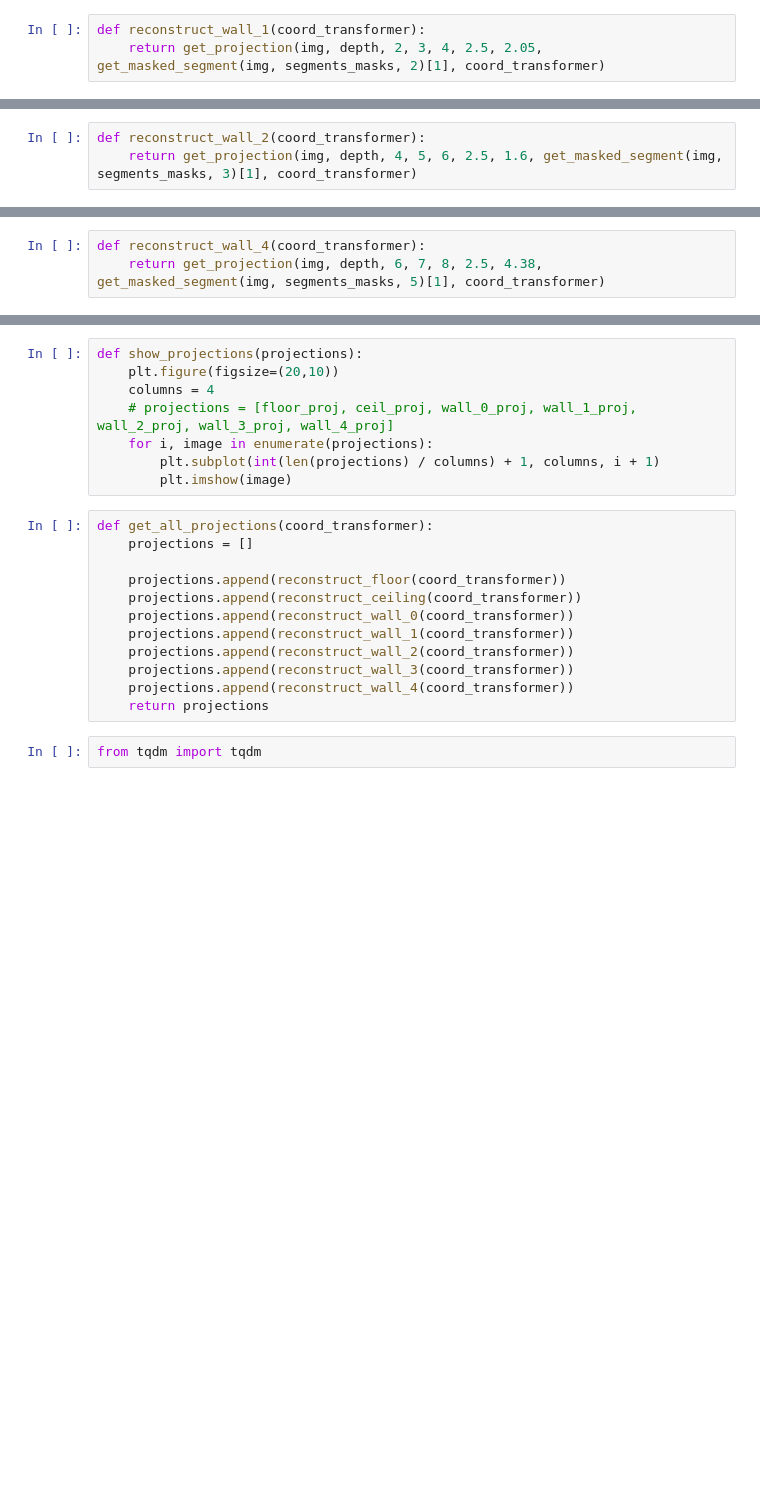
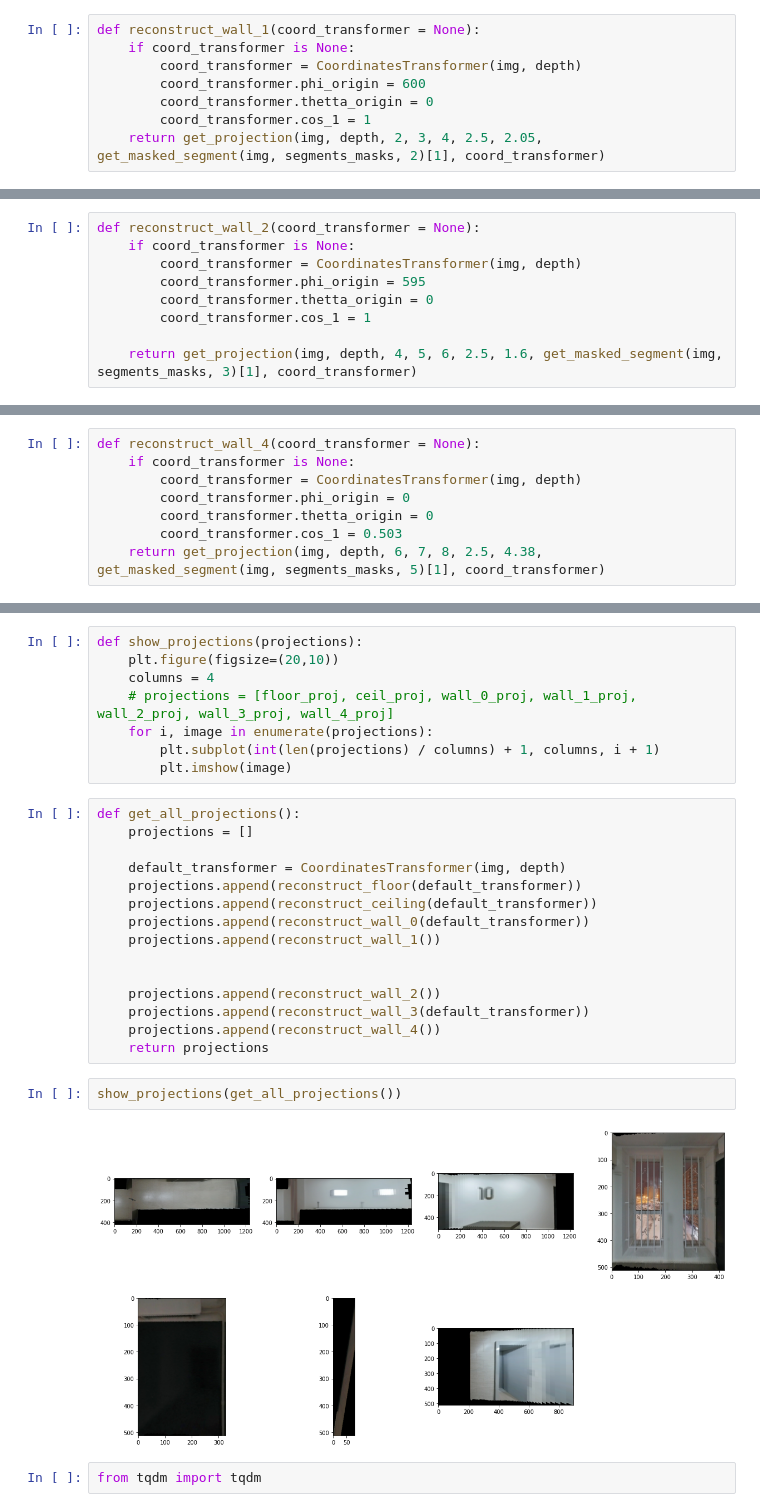
Before and after one commit to AndrewTok/Room3D, a Jupyter notebook: Solution.ipynb, the cells around one changed output, grey strips where cells are left out. Cells and saved outputs as stored; diff of their text form; blank space fills up the shorter version.

Commit message:
reconstruct with individual params

```diff
--- a/Solution.ipynb
+++ b/Solution.ipynb
@@ -360,3 +342,8 @@ def reconstruct_ceiling(coord_transformer):
 # %%
-def reconstruct_wall_1(coord_transformer):
+def reconstruct_wall_1(coord_transformer = None):
+    if coord_transformer is None:
+        coord_transformer = CoordinatesTransformer(img, depth)
+        coord_transformer.phi_origin = 600
+        coord_transformer.thetta_origin = 0
+        coord_transformer.cos_1 = 1
     return get_projection(img, depth, 2, 3, 4, 2.5, 2.05, get_masked_segment(img, segments_masks, 2)[1], coord_transformer)
@@ -366,3 +350,9 @@ def reconstruct_wall_1(coord_transformer):
 # %%
-def reconstruct_wall_2(coord_transformer):
+def reconstruct_wall_2(coord_transformer = None):
+    if coord_transformer is None:
+        coord_transformer = CoordinatesTransformer(img, depth)
+        coord_transformer.phi_origin = 595
+        coord_transformer.thetta_origin = 0
+        coord_transformer.cos_1 = 1
+
     return get_projection(img, depth, 4, 5, 6, 2.5, 1.6, get_masked_segment(img, segments_masks, 3)[1], coord_transformer)
@@ -378,3 +362,8 @@ def reconstruct_wall_3(coord_transformer):
 # %%
-def reconstruct_wall_4(coord_transformer):
+def reconstruct_wall_4(coord_transformer = None):
+    if coord_transformer is None:
+        coord_transformer = CoordinatesTransformer(img, depth)
+        coord_transformer.phi_origin = 0
+        coord_transformer.thetta_origin = 0
+        coord_transformer.cos_1 = 0.503
     return get_projection(img, depth, 6, 7, 8, 2.5, 4.38, get_masked_segment(img, segments_masks, 5)[1], coord_transformer)
@@ -390,17 +376,24 @@ def show_projections(projections):
         plt.subplot(int(len(projections) / columns) + 1, columns, i + 1)
         plt.imshow(image)
 # %%
-def get_all_projections(coord_transformer):
+def get_all_projections():
     projections = []
 
-    projections.append(reconstruct_floor(coord_transformer))
-    projections.append(reconstruct_ceiling(coord_transformer))
-    projections.append(reconstruct_wall_0(coord_transformer))
-    projections.append(reconstruct_wall_1(coord_transformer))
-    projections.append(reconstruct_wall_2(coord_transformer))
-    projections.append(reconstruct_wall_3(coord_transformer))
-    projections.append(reconstruct_wall_4(coord_transformer))
+    default_transformer = CoordinatesTransformer(img, depth)
+    projections.append(reconstruct_floor(default_transformer))
+    projections.append(reconstruct_ceiling(default_transformer))
+    projections.append(reconstruct_wall_0(default_transformer))
+    projections.append(reconstruct_wall_1())
+
+
+    projections.append(reconstruct_wall_2())
+    projections.append(reconstruct_wall_3(default_transformer))
+    projections.append(reconstruct_wall_4())
     return projections
+# %%
+show_projections(get_all_projections())
+# %% [output]
+[figure, added]
 # %%
 from tqdm import tqdm
 # %%
```
Also changed, not shown: parts of 21 cells of this notebook.
